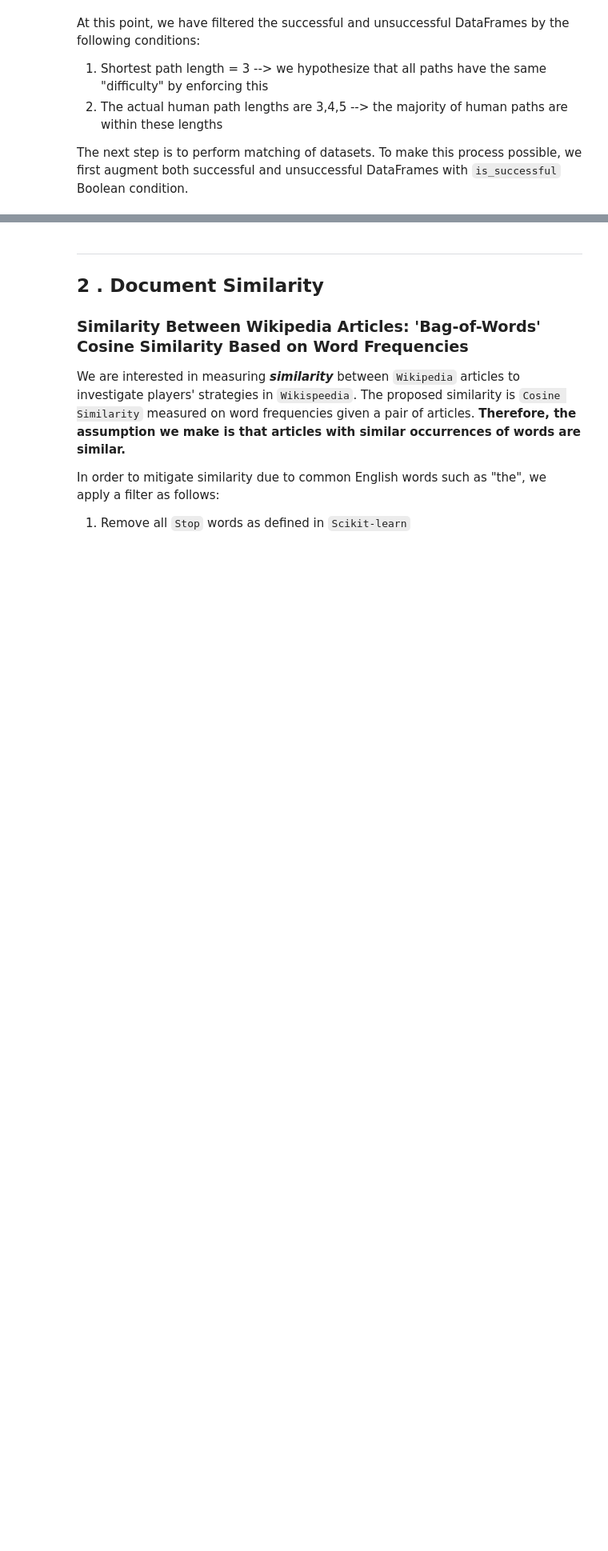
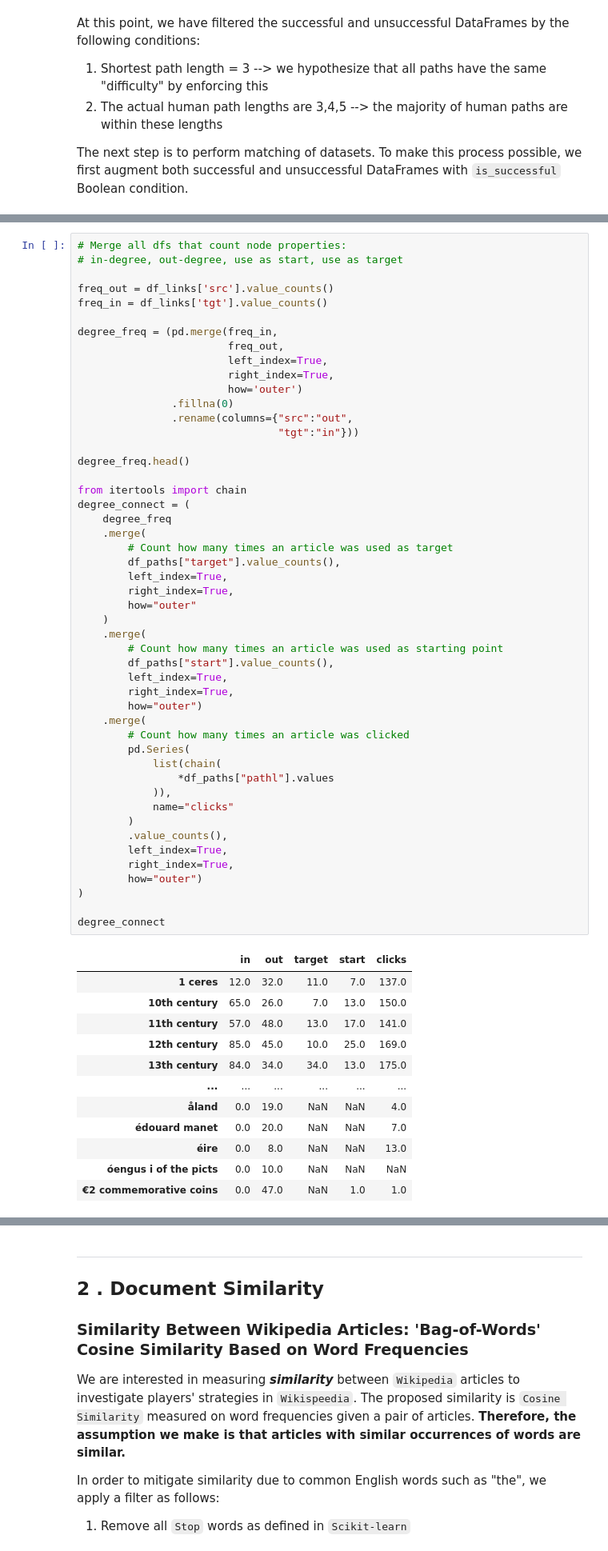
Before and after one commit to epfl-ada/ada-2022-project-theadalyzers, a Jupyter notebook: Dataset-Processing.ipynb, the cells around one changed output, grey strips where cells are left out. Shown at 80% size. Saved outputs shown, nothing was run; the diff lists cells and outputs as text; blank space fills up the shorter version.

```diff
--- a/Dataset-Processing.ipynb
+++ b/Dataset-Processing.ipynb
@@ -302,0 +374,62 @@ final_df.to_csv('final_df.csv')
+# %%
+# Merge all dfs that count node properties:
+# in-degree, out-degree, use as start, use as target
+
+freq_out = df_links['src'].value_counts()
+freq_in = df_links['tgt'].value_counts()
+
+degree_freq = (pd.merge(freq_in,
+                        freq_out,
+                        left_index=True,
+                        right_index=True,
+                        how='outer')
+               .fillna(0)
+               .rename(columns={"src":"out",
+                                "tgt":"in"}))
+
+degree_freq.head()
+
+from itertools import chain
+degree_connect = (
+    degree_freq
+    .merge(
+        # Count how many times an article was used as target
+        df_paths["target"].value_counts(),
+        left_index=True,
+        right_index=True,
+        how="outer"
+    )
+    .merge(
+        # Count how many times an article was used as starting point
+        df_paths["start"].value_counts(),
+        left_index=True,
+        right_index=True,
+        how="outer")
+    .merge(
+        # Count how many times an article was clicked
+        pd.Series(
+            list(chain(
+                *df_paths["pathl"].values
+            )),
+            name="clicks"
+        )
+        .value_counts(),
+        left_index=True,
+        right_index=True,
+        how="outer")
+)
+
+degree_connect
+# %% [output]
+|  | in | out | target | start | clicks |
+| 1 ceres | 12.0 | 32.0 | 11.0 | 7.0 | 137.0 |
+| 10th century | 65.0 | 26.0 | 7.0 | 13.0 | 150.0 |
+| 11th century | 57.0 | 48.0 | 13.0 | 17.0 | 141.0 |
+| 12th century | 85.0 | 45.0 | 10.0 | 25.0 | 169.0 |
+| 13th century | 84.0 | 34.0 | 34.0 | 13.0 | 175.0 |
+| ... | ... | ... | ... | ... | ... |
+| åland | 0.0 | 19.0 | NaN | NaN | 4.0 |
+| édouard manet | 0.0 | 20.0 | NaN | NaN | 7.0 |
+| éire | 0.0 | 8.0 | NaN | NaN | 13.0 |
+| óengus i of the picts | 0.0 | 10.0 | NaN | NaN | NaN |
+| €2 commemorative coins | 0.0 | 47.0 | NaN | 1.0 | 1.0 |
```
Also changed, not shown: parts of 9 cells of this notebook, 2 other files.
